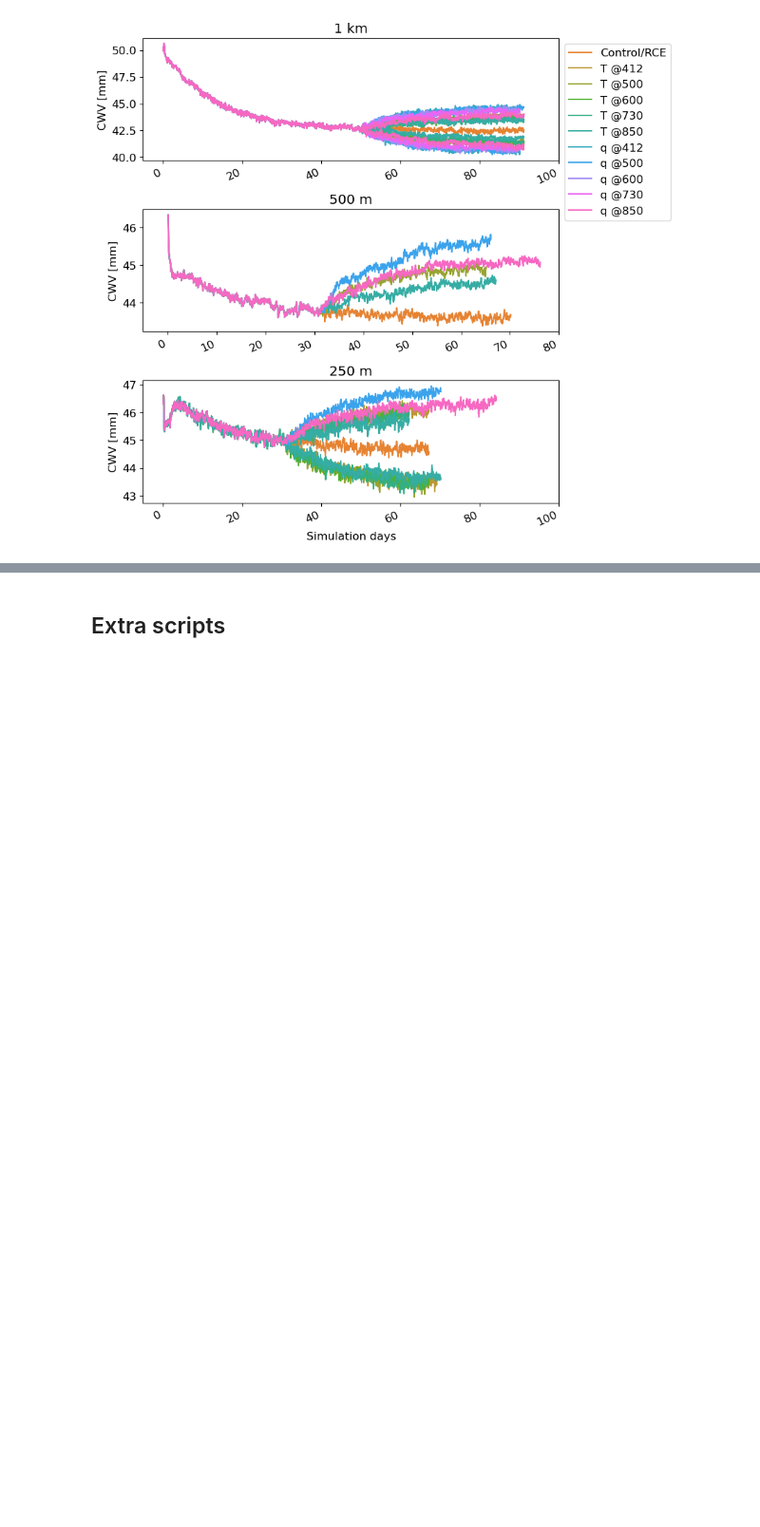
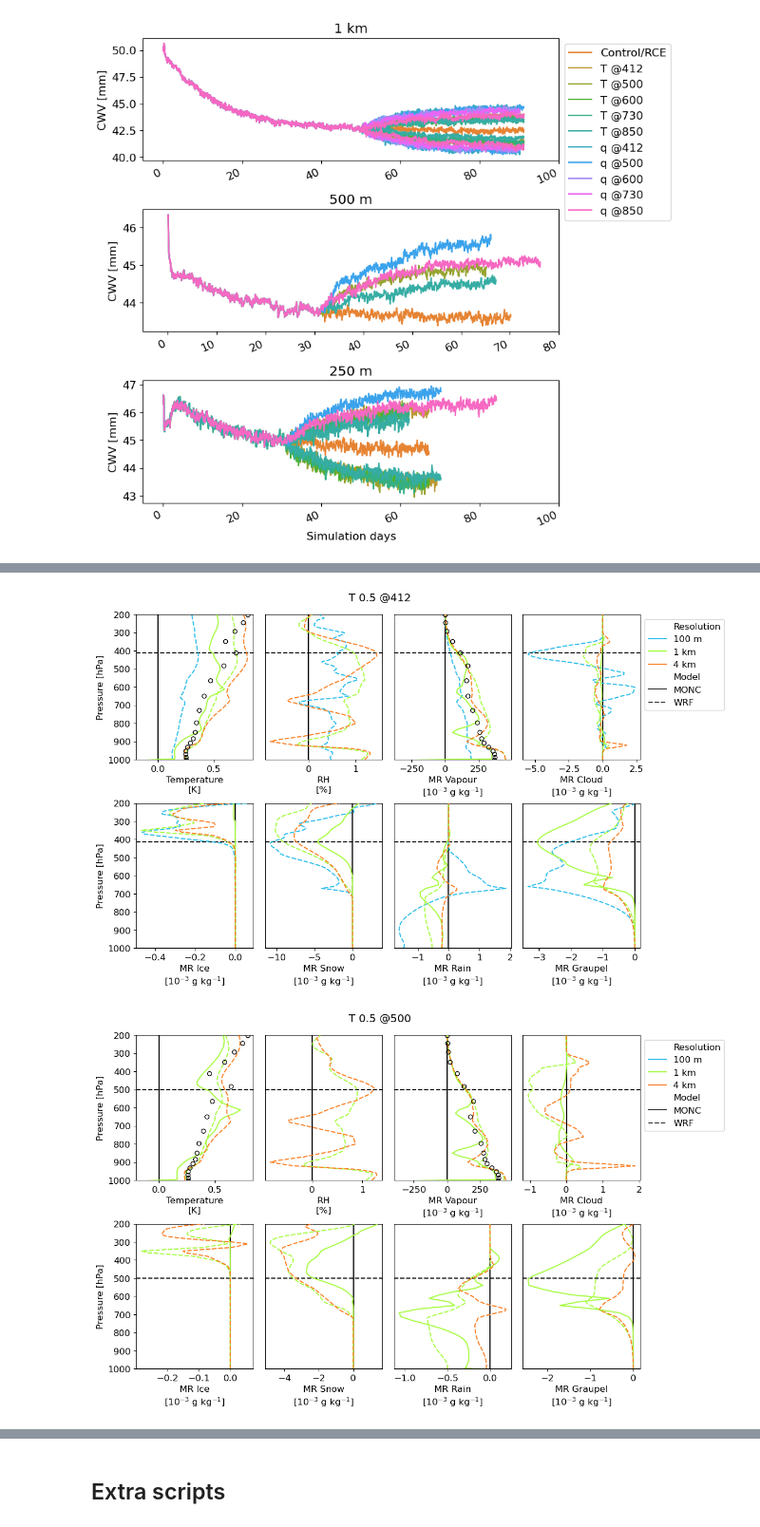
Before and after one commit to traupach/wrf_lrf_les, a Jupyter notebook: analysis/perturbation_analysis.ipynb, the cells around one changed output, grey strips where cells are left out. Shown at 95% size. Drawn from its saved outputs; the diff is of its cells as text; code cells hidden in the pictures; blank space fills up the shorter version.

```diff
--- a/analysis/perturbation_analysis.ipynb
+++ b/analysis/perturbation_analysis.ipynb
@@ -118,3 +88,4 @@ Consider scattering data ahead of time and using futures.
 Read MONC data:
 # %%
 monc_cwv = wp.MONC_CWV_data()
+monc_responses = wp.MONC_response_data()
@@ -120,0 +94,2 @@ monc_cwv = wp.MONC_CWV_data()
+# %%
+all_responses = wp.concat_diffs(responses=[wrf_responses, monc_responses])
@@ -121,3 +98,5 @@ monc_cwv = wp.MONC_CWV_data()
+# %%
+ref_responses = wp.kuang_data(ref_dir='/g/data/up6/tr2908/LRF_SCM_results/')
 # %% [markdown]
 ## Radiative-convective equilibrium (RCE)
 
@@ -187,5 +134,3 @@ Variance in differences:
 
 Differences here are defined as `perturbed - control`. The red vertical line shows zero difference.
-# %%
-refs = wp.kuang_data(ref_dir='/g/data/up6/tr2908/LRF_SCM_results/')
 # %%
@@ -308,0 +212,5 @@ for p in perts:
+# %%
+plot_responses(responses=all_responses, hue_order=['4 km', '1 km', '100 m'])
+# %% [output]
+[figure, added]
+[figure, added]
```
Also changed, not shown: parts of 27 cells of this notebook, 17 other files.
